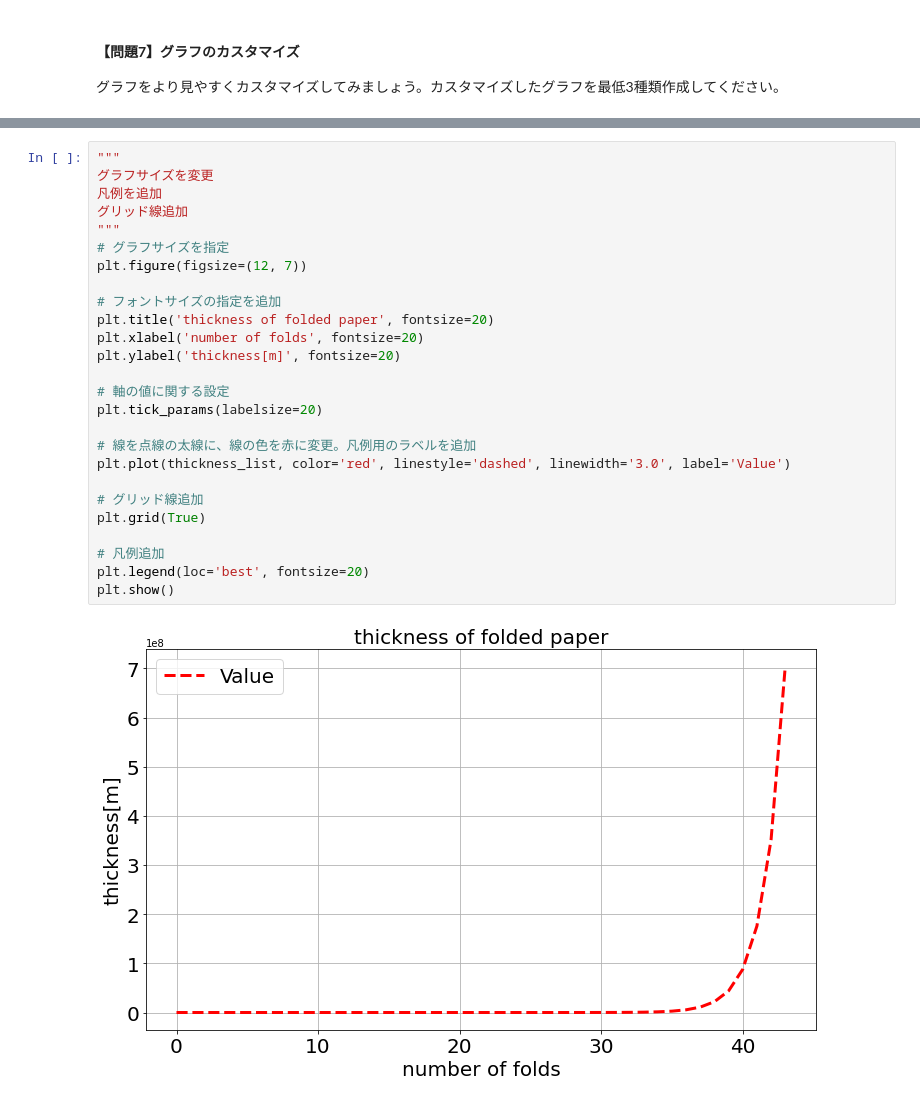
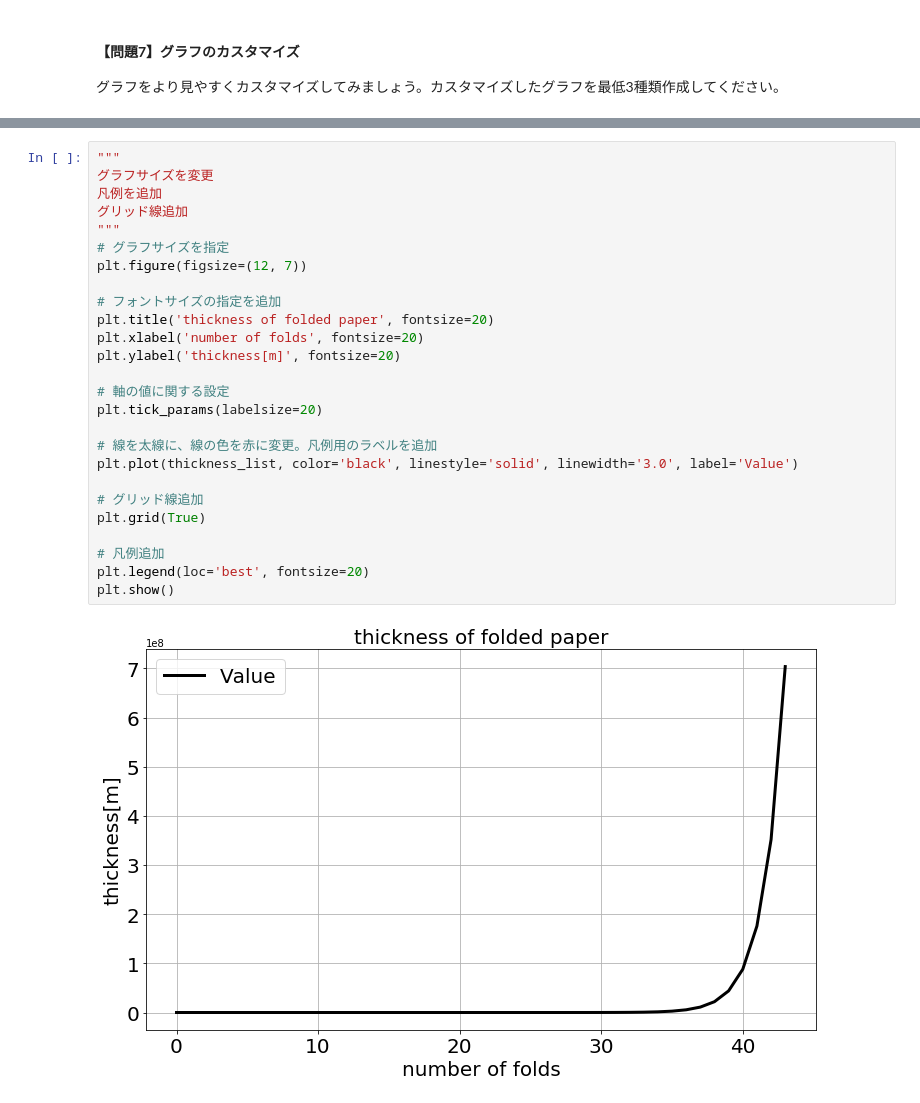
Before and after one commit to obata01/diveintocode-ml, a Jupyter notebook: kadai/week1/week1_kadai01.ipynb, the cells around one changed output, grey strips where cells are left out. Saved outputs shown, nothing was run; the diff lists cells and outputs as text.

```diff
--- a/kadai/week1/week1_kadai01.ipynb
+++ b/kadai/week1/week1_kadai01.ipynb
@@ -126,28 +126,28 @@ plt.show()
 # %%
 """
 グラフサイズを変更
 凡例を追加
 グリッド線追加
 """
 # グラフサイズを指定
 plt.figure(figsize=(12, 7))
 
 # フォントサイズの指定を追加
 plt.title('thickness of folded paper', fontsize=20)
 plt.xlabel('number of folds', fontsize=20)
 plt.ylabel('thickness[m]', fontsize=20)
 
 # 軸の値に関する設定
 plt.tick_params(labelsize=20)
 
-# 線を点線の太線に、線の色を赤に変更。凡例用のラベルを追加
-plt.plot(thickness_list, color='red', linestyle='dashed', linewidth='3.0', label='Value')
+# 線を太線に、線の色を赤に変更。凡例用のラベルを追加
+plt.plot(thickness_list, color='black', linestyle='solid', linewidth='3.0', label='Value')
 
 # グリッド線追加
 plt.grid(True)
 
 # 凡例追加
 plt.legend(loc='best', fontsize=20)
 plt.show()
 # %% [output]
-[figure, old version]
+[figure, new version]
```
Also changed, not shown: parts of 5 cells of this notebook.
